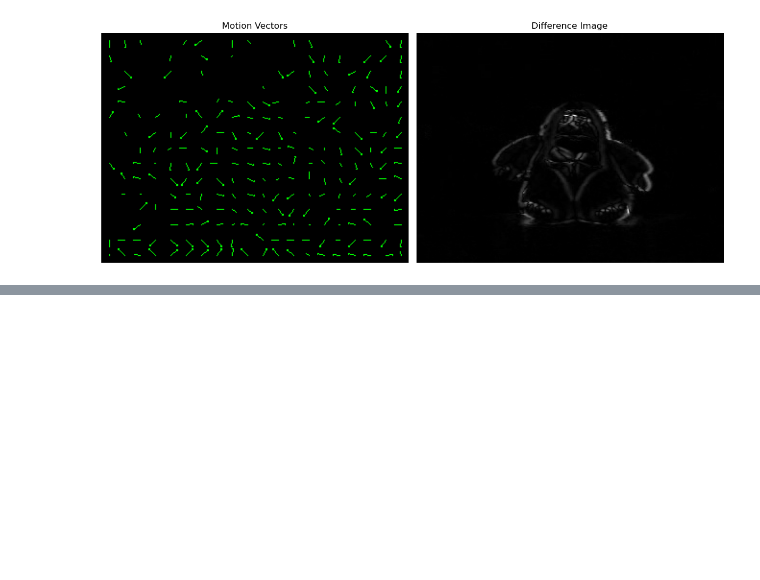
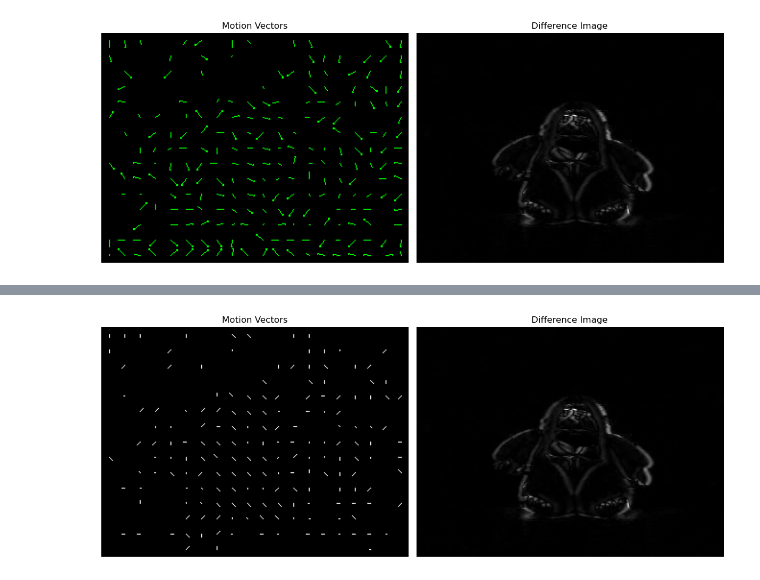
Before and after one commit to B-four/cv_avi, a Jupyter notebook: avi.ipynb, the cells around one changed output, grey strips where cells are left out. Drawn from its saved outputs; the diff is of its cells as text; code cells hidden in the pictures; blank space fills up the shorter version.

```diff
--- a/avi.ipynb
+++ b/avi.ipynb
@@ -378,4 +494,6 @@ plt.show()
 # %%
+## 다이아몬드 검색 알고리즘 구현
+
 import cv2
 import numpy as np
 
@@ -444,43 +562,56 @@ class DiamondSearch:
                     best_mv = MotionVector(x2 - bx, y2 - by)
 
         return best_mv
 
     def full_diamond_search(self):
         height, width = self.image1.shape
         motion_vectors = np.zeros((height // self.block_size, width // self.block_size, 2), dtype=int)
 
         for by in range(0, height - self.block_size + 1, self.block_size):
             for bx in range(0, width - self.block_size + 1, self.block_size):
                 mv = self.diamond_search(bx, by)
                 motion_vectors[by // self.block_size, bx // self.block_size] = [mv.x, mv.y]
 
         return motion_vectors
 
-    def get_motion_image(self):
-        height, width = self.image1.shape
-        motion_image = np.stack([self.image1]*3, axis=-1)  # 원본 이미지에 컬러 채널 추가
+    def GetMotionImage(self):
+        h, w = self.image1.shape
+        imgMotion = np.zeros((h, w), dtype=np.uint8)
 
         motion_vectors = self.full_diamond_search()
 
-        for by in range(0, height - self.block_size + 1, self.block_size):
-            for bx in range(0, width - self.block_size + 1, self.block_size):
-                mv = motion_vectors[by // self.block_size][bx // self.block_size]
+        for by in range(0, h - self.block_size + 1, self.block_size):
+            for bx in range(0, w - self.block_size + 1, self.block_size):
+                mv = motion_vectors[by // self.block_size, bx // self.block_size]
                 cx = bx + self.block_size // 2
                 cy = by + self.block_size // 2
+
                 if mv[0] != 0 or mv[1] != 0:
-                    cv2.arrowedLine(motion_image, (cx, cy), (cx + mv[0], cy + mv[1]), (0, 255, 0), 1, tipLength=0.3)
+                    cv2.line(imgMotion, (cx, cy),
+                             (cx + mv[0], cy + mv[1]), 255, 1)
 
-        return motion_image
+        return imgMotion
 
 # 사용 예시
 frame1 = cv2.imread('frame24.jpg', cv2.IMREAD_GRAYSCALE)
 frame2 = cv2.imread('frame25.jpg', cv2.IMREAD_GRAYSCALE)
 
 ds = DiamondSearch()
 ds.set_images(frame1, frame2)
-motion_image = ds.get_motion_image()
+motion_image = ds.GetMotionImage()
 
-# 움직임 벡터 이미지 출력
-cv2.imshow('Motion Image', motion_image)
-cv2.waitKey(0)
-cv2.destroyAllWindows()
+plt.figure(figsize=(12, 6))
+plt.subplot(121)
+plt.imshow(motion_image, cmap='gray')
+plt.title("Motion Vectors")
+plt.axis('off')
+
+plt.subplot(122)
+plt.imshow(cv2.absdiff(frame1, frame2), cmap='gray')
+plt.title("Difference Image")
+plt.axis('off')
+
+plt.tight_layout()
+plt.show()
+# %% [output]
+[figure, added]
```
Also changed, not shown: parts of 2 cells of this notebook.
